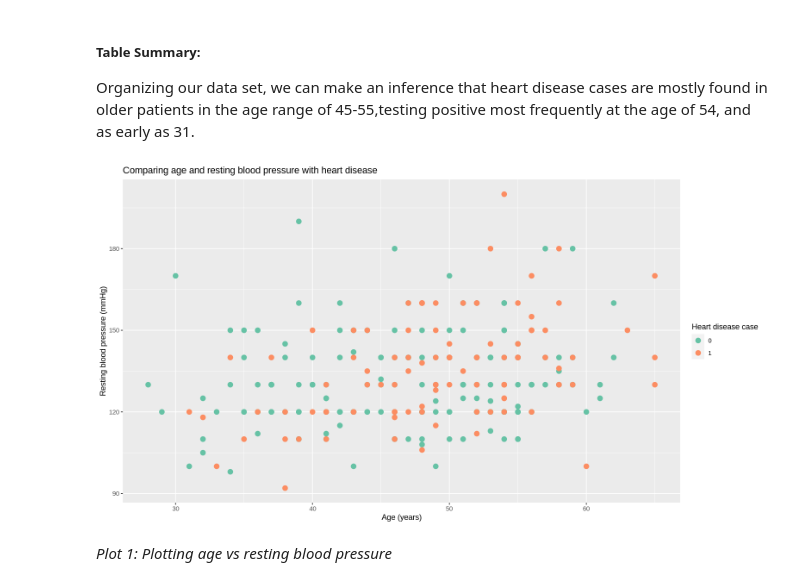
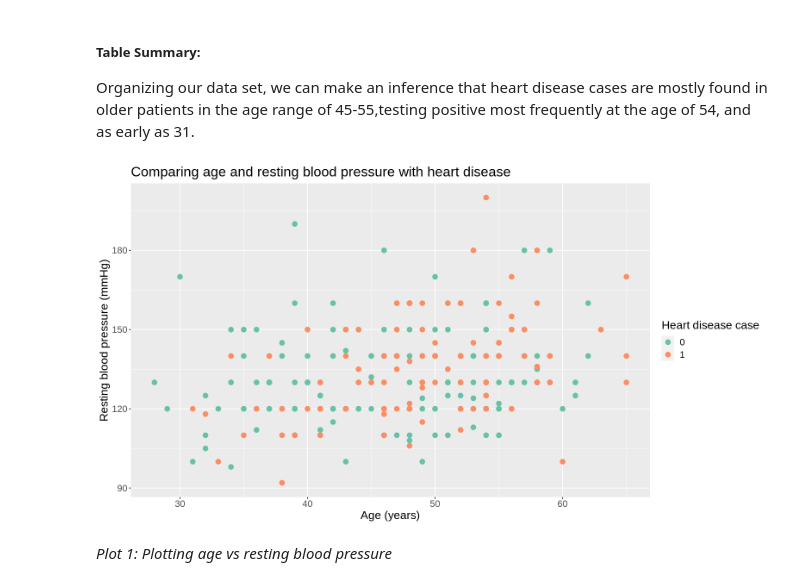
Before and after one commit to jaden-lai/DSCI-100-006-21, a Jupyter notebook: project_final.ipynb, the cells around one changed output. Cells and saved outputs as stored; diff of their text form; code cells hidden in the pictures.

```diff
--- a/project_final.ipynb
+++ b/project_final.ipynb
@@ -117,15 +117,16 @@ Organizing our data set, we can make an inference that heart disease cases are m
 # %%
 options(repr.plot.width = 13, repr.plot.height = 7)
 
 heart_disease_plot <- heart_disease_hungarian |>
     ggplot(aes(x = age, y = resting_blood_pressure, color = heart_disease_cases)) +
         geom_point(size = 3) +
         labs(x = "Age (years)", y = "Resting blood pressure (mmHg)", color = "Heart disease case", title = "Comparing age and resting blood pressure with heart disease") +
-        scale_color_brewer(palette = "Set2")
+        scale_color_brewer(palette = "Set2") +
+        theme(text = element_text(size = 16))
 
 heart_disease_plot
 # %% [output]
-[figure, old version]
+[figure, new version]
 # %% [markdown]
 *Plot 1: Plotting age vs resting blood pressure*
 # %% [markdown]
```
Also changed, not shown: parts of 5 cells of this notebook.
